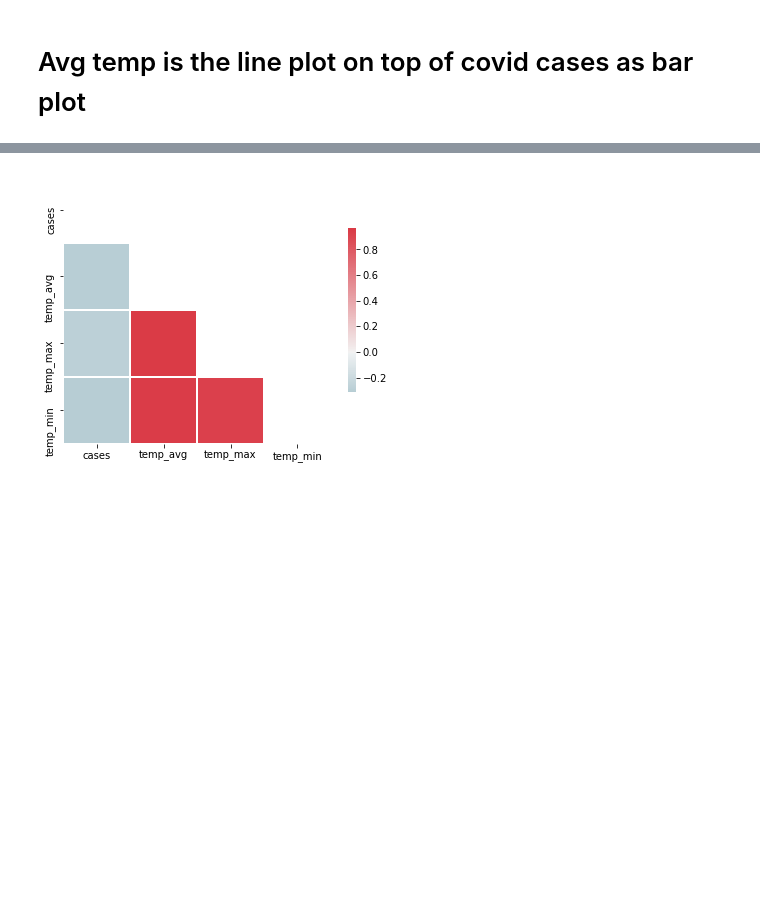
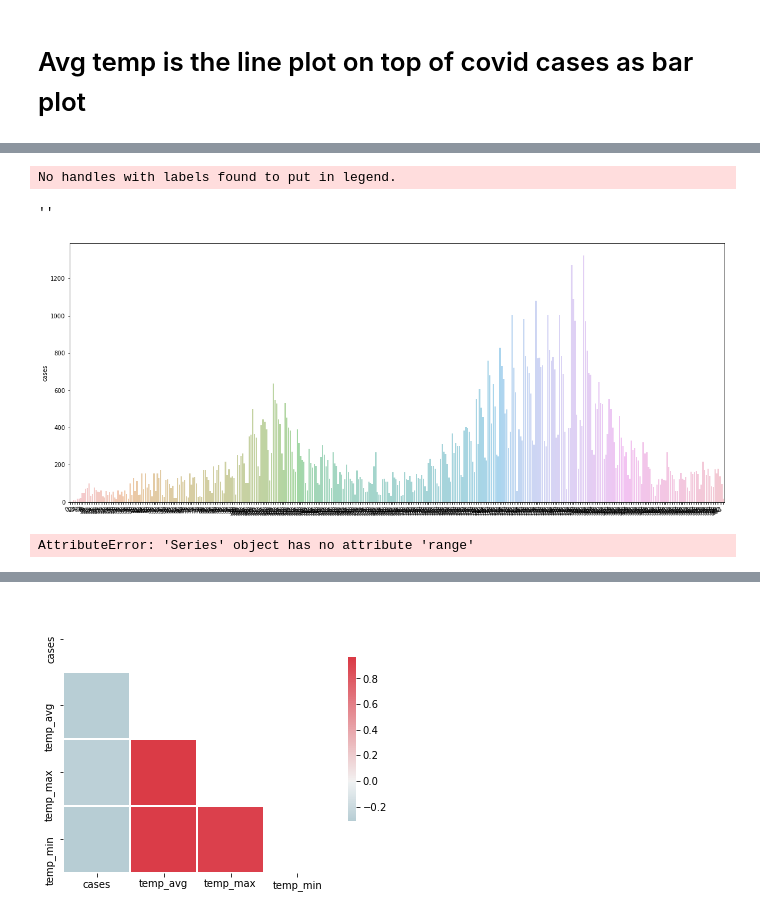
Before and after one commit to Engu12/nash-covid-cases-vaccines-honky_tonkin, a Jupyter notebook: notebook/Teng_nash_covid.ipynb, the cells around one changed output, grey strips where cells are left out. Cells and saved outputs as stored; diff of their text form; code cells hidden in the pictures; blank space fills up the shorter version.

```diff
--- a/notebook/Teng_nash_covid.ipynb
+++ b/notebook/Teng_nash_covid.ipynb
@@ -347,0 +370,20 @@ ax.xaxis.set_major_formatter(mdates.DateFormatter('%b-%d'));
+# %%
+fig, ax1 = plt.subplots(figsize=(20,9))
+
+
+sns.barplot(data = covid_group_date, x=covid_group_date.index.values, y='cases', alpha=0.5)
+fig.autofmt_xdate()
+
+ax.legend()
+
+
+# plt.savefig('../assets/covid_weather.png')
+;
+# %% [output]
+No handles with labels found to put in legend.
+''
+[figure, added]
+# %%
+cases_merge_temp['date'].range()
+# %% [output]
+AttributeError: 'Series' object has no attribute 'range'
```
Also changed, not shown: parts of 10 cells of this notebook, 1 other file.
